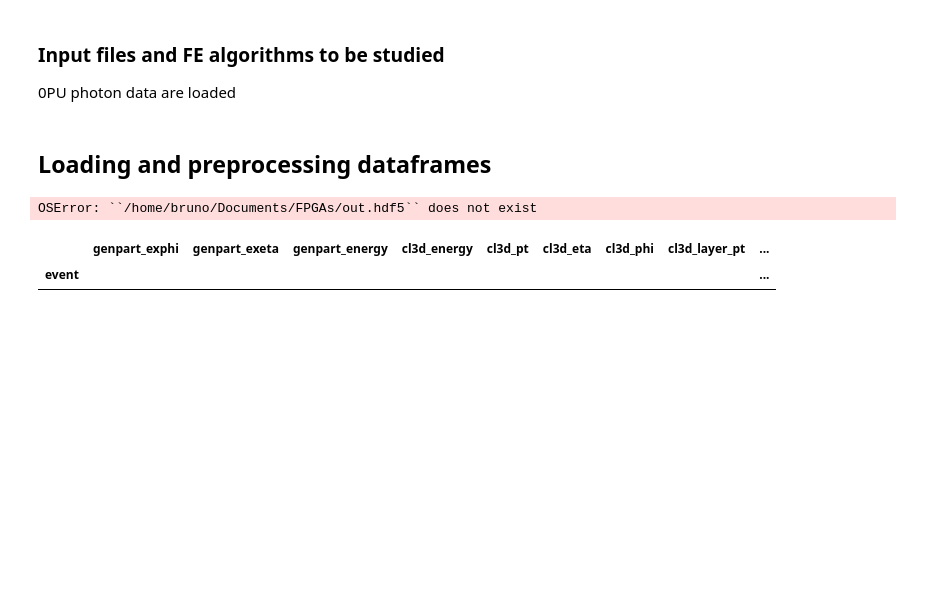
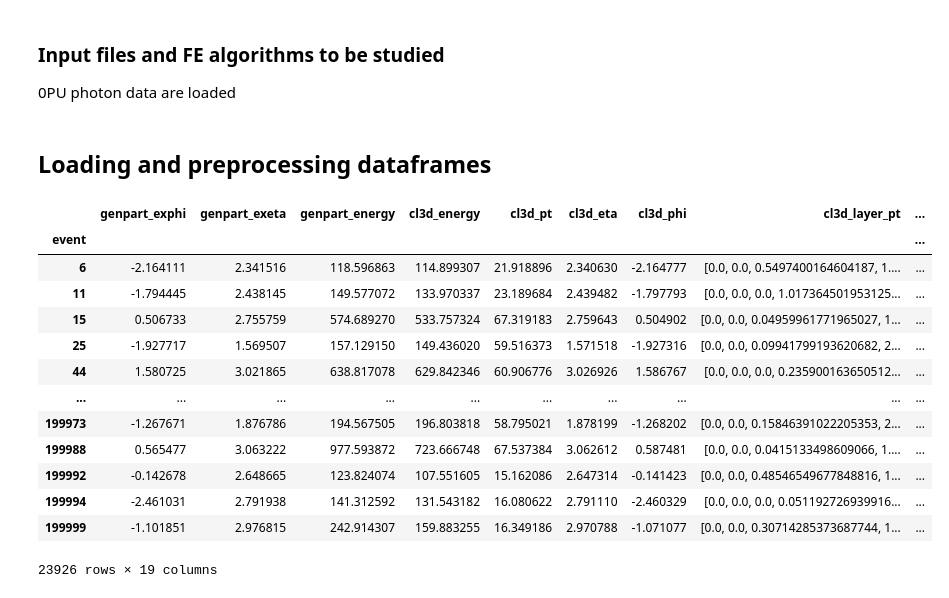
Before and after one commit to b-fontana/ECONAutoencoderStudy, a Jupyter notebook: notebooks/photon_0PU.ipynb, the cells around one changed output. Drawn from its saved outputs; the diff is of its cells as text; code cells hidden in the pictures; blank space fills up the shorter version.

```diff
--- a/notebooks/photon_0PU.ipynb
+++ b/notebooks/photon_0PU.ipynb
@@ -26,6 +26,7 @@ directory = 'Documents/FPGAs/'
 fes = ['Threshold']
 
 for fe in fes:
+    algo_files[fe] = [ os.path.join(os.environ['HOME'], directory, 'data', 'gen_cl3d_tc.hdf5') ]
 # %% [markdown]
 ## Loading and preprocessing dataframes
 # %%
@@ -38,8 +39,6 @@ for fe,files in algo_files.items():
             dfs.append(store[name])
     algos_dfs[fe] = pd.concat(dfs)
 algo_names = sorted(algos_dfs.keys())
-# %% [output]
-OSError: ``/home/bruno/Documents/FPGAs/out.hdf5`` does not exist
 # %%
 #Cleaning
 df = algos_dfs['Threshold']
@@ -50,14 +49,26 @@ df['enres'] = ( df['genpart_energy']-df['cl3d_energy'] ) / df['genpart_energy']
 # %%
 nansel = pd.isna(df['enres'])
 nandf = df[nansel]
 nandf['enres'] = 1.1
 df = df[~nansel]
 df = pd.concat([df,nandf], sort=False)
 counts, edges = np.histogram(df['enres'].array, bins=500)
-nandf
+df
 # %% [output]
 |  | genpart_exphi | genpart_exeta | genpart_energy | cl3d_energy | cl3d_pt | cl3d_eta | cl3d_phi | cl3d_layer_pt | ... |
 | event |  |  |  |  |  |  |  |  | ... |
+| 6 | -2.164111 | 2.341516 | 118.596863 | 114.899307 | 21.918896 | 2.340630 | -2.164777 | [0.0, 0.0, 0.5497400164604187, 1.... | ... |
+| 11 | -1.794445 | 2.438145 | 149.577072 | 133.970337 | 23.189684 | 2.439482 | -1.797793 | [0.0, 0.0, 0.0, 1.017364501953125... | ... |
+| 15 | 0.506733 | 2.755759 | 574.689270 | 533.757324 | 67.319183 | 2.759643 | 0.504902 | [0.0, 0.0, 0.04959961771965027, 1... | ... |
+| 25 | -1.927717 | 1.569507 | 157.129150 | 149.436020 | 59.516373 | 1.571518 | -1.927316 | [0.0, 0.0, 0.09941799193620682, 2... | ... |
+| 44 | 1.580725 | 3.021865 | 638.817078 | 629.842346 | 60.906776 | 3.026926 | 1.586767 | [0.0, 0.0, 0.0, 0.235900163650512... | ... |
+| ... | ... | ... | ... | ... | ... | ... | ... | ... | ... |
+| 199973 | -1.267671 | 1.876786 | 194.567505 | 196.803818 | 58.795021 | 1.878199 | -1.268202 | [0.0, 0.0, 0.15846391022205353, 2... | ... |
+| 199988 | 0.565477 | 3.063222 | 977.593872 | 723.666748 | 67.537384 | 3.062612 | 0.587481 | [0.0, 0.0, 0.0415133498609066, 1.... | ... |
+| 199992 | -0.142678 | 2.648665 | 123.824074 | 107.551605 | 15.162086 | 2.647314 | -0.141423 | [0.0, 0.0, 0.48546549677848816, 1... | ... |
+| 199994 | -2.461031 | 2.791938 | 141.312592 | 131.543182 | 16.080622 | 2.791110 | -2.460329 | [0.0, 0.0, 0.0, 0.051192726939916... | ... |
+| 199999 | -1.101851 | 2.976815 | 242.914307 | 159.883255 | 16.349186 | 2.970788 | -1.071077 | [0.0, 0.0, 0.30714285373687744, 1... | ... |
+23926 rows × 19 columns
 # %%
 matplotlib.rcParams.update({'font.size': 11})
 def plot_histo_quick(df1, df2, var, nbins=600):
```
Also changed, not shown: parts of 3 cells of this notebook, 4 other files.
